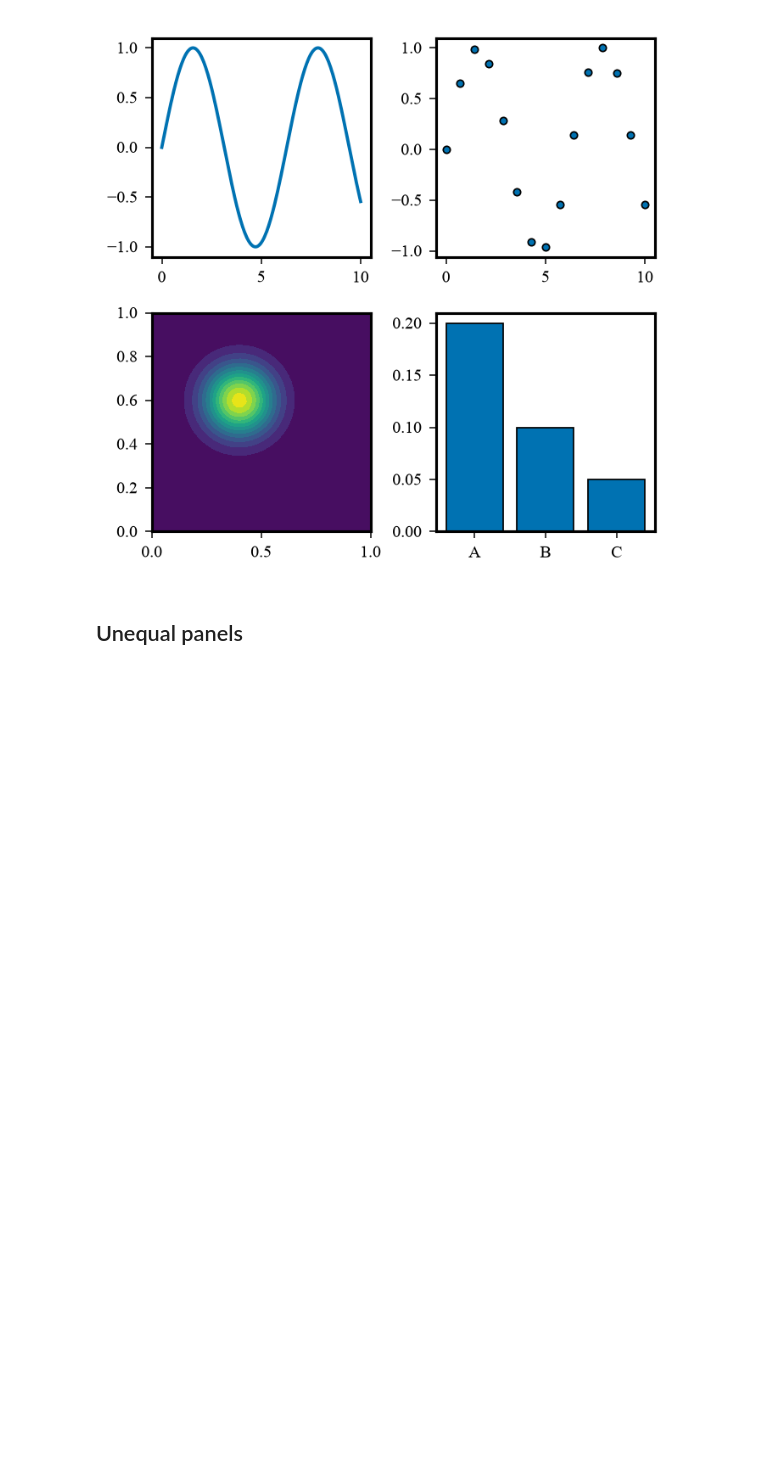
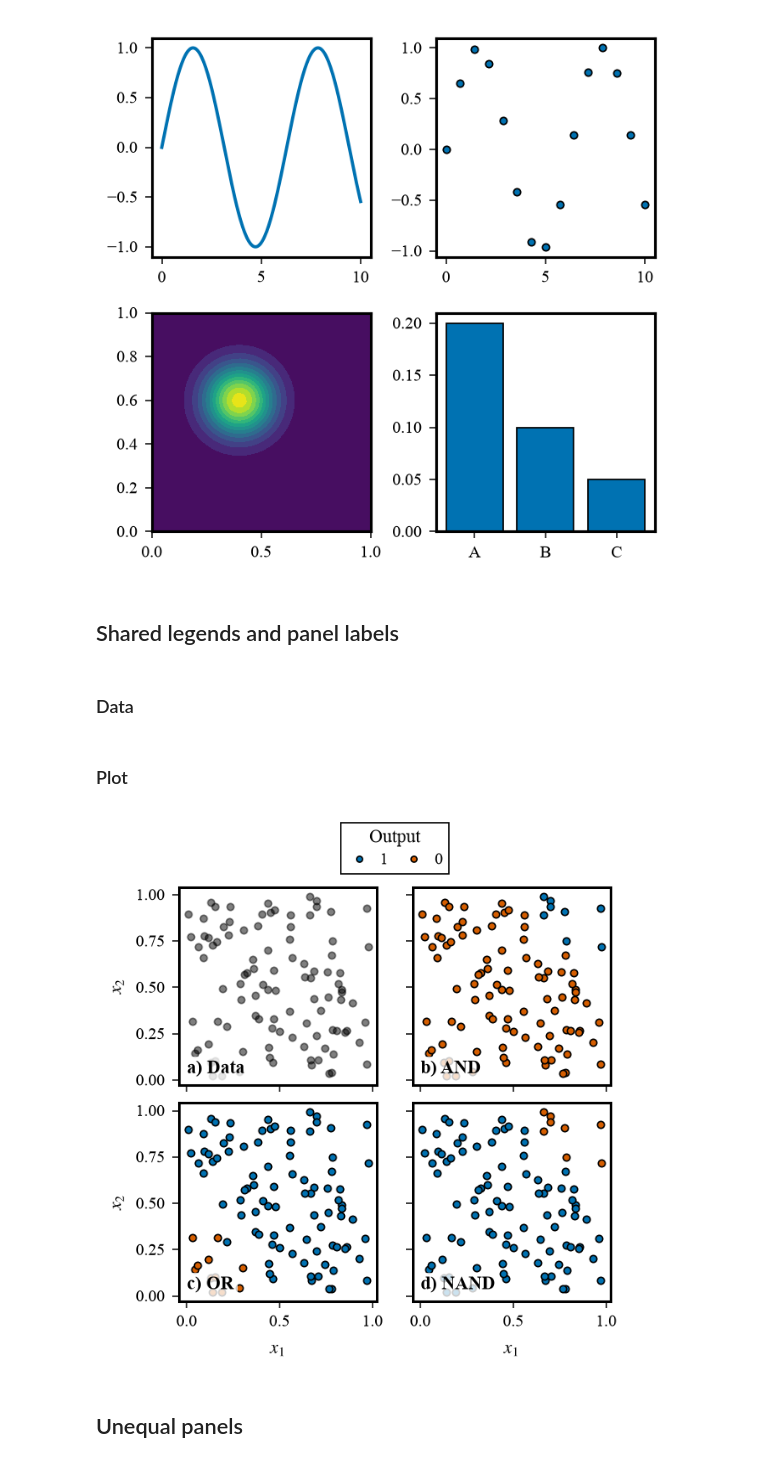
Before and after one commit to PentagonToy/Hedgehogs, a Jupyter notebook: tutorials/plots.ipynb, the cells around one changed output. Saved outputs shown, nothing was run; the diff lists cells and outputs as text; code cells hidden in the pictures; blank space fills up the shorter version.

Commit message:
Unify plot helpers with shared legends and panel labels

```diff
--- a/tutorials/plots.ipynb
+++ b/tutorials/plots.ipynb
@@ -126,6 +126,56 @@ hdg.plots.save(figure_root / "subplots.pdf")
 hdg.plots.show()
 # %% [output]
 [figure]
+# %% [markdown]
+## Shared legends and panel labels
+# %% [markdown]
+### Data
+# %%
+def logic_gate(x1, x2, w1, w2, b):
+    z = w1 * x1 + w2 * x2 + b
+    return 1 if z > 0 else 0
+
+rng = np.random.default_rng(seed=42)
+X1 = rng.uniform(low=0, high=1, size=100)
+X2 = rng.uniform(low=0, high=1, size=100)
+
+gate_params = {
+    "AND":  {"w1": 1,  "w2": 1,  "b": -1.5},
+    "OR":   {"w1": 1,  "w2": 1,  "b": -0.5},
+    "NAND": {"w1": -1, "w2": -1, "b": 1.5}
+}
+
+gates_data = {}
+for name, params in gate_params.items():
+    gates_data[name] = np.array([logic_gate(x1, x2, **params) for x1, x2 in zip(X1, X2)])
+# %% [markdown]
+### Plot
+# %%
+fig, axes = plt.subplots(
+    2, 2, figsize=(figure_size[0] * 2, figure_size[1] * 2),
+    sharex=True, sharey=True,
+)
+
+axes[0, 0].scatter(X1, X2, color=palette["black"], alpha=0.5)
+
+gate_names = ["AND", "OR", "NAND"]
+for ax, name in zip(axes.ravel()[1:], gate_names):
+    y_pred = gates_data[name]
+    ax.scatter(X1[y_pred == 1], X2[y_pred == 1], color=palette["blue"], label="1")
+    ax.scatter(X1[y_pred == 0], X2[y_pred == 0], color=palette["red"], label="0")
+
+axes[0, 0].set_ylabel(r"$x_2$")
+axes[1, 0].set_xlabel(r"$x_1$")
+axes[1, 0].set_ylabel(r"$x_2$")
+axes[1, 1].set_xlabel(r"$x_1$")
+
+hdg.plots.legend(title="Output", shared=True, loc="upper center", domain="outside", ncol=2)
+hdg.plots.label(["Data"] + gate_names, axes=axes, loc="lower left", halo=False, box=True)
+hdg.plots.square(True)
+hdg.plots.save(figure_root / "logic_gates.png", dpi=300, bbox_inches="tight", transparent=True)
+hdg.plots.show()
+# %% [output]
+[figure, added]
 # %% [markdown]
 ## Unequal panels
 # %%
```
Also changed, not shown: parts of 2 cells of this notebook, 20 other files.
